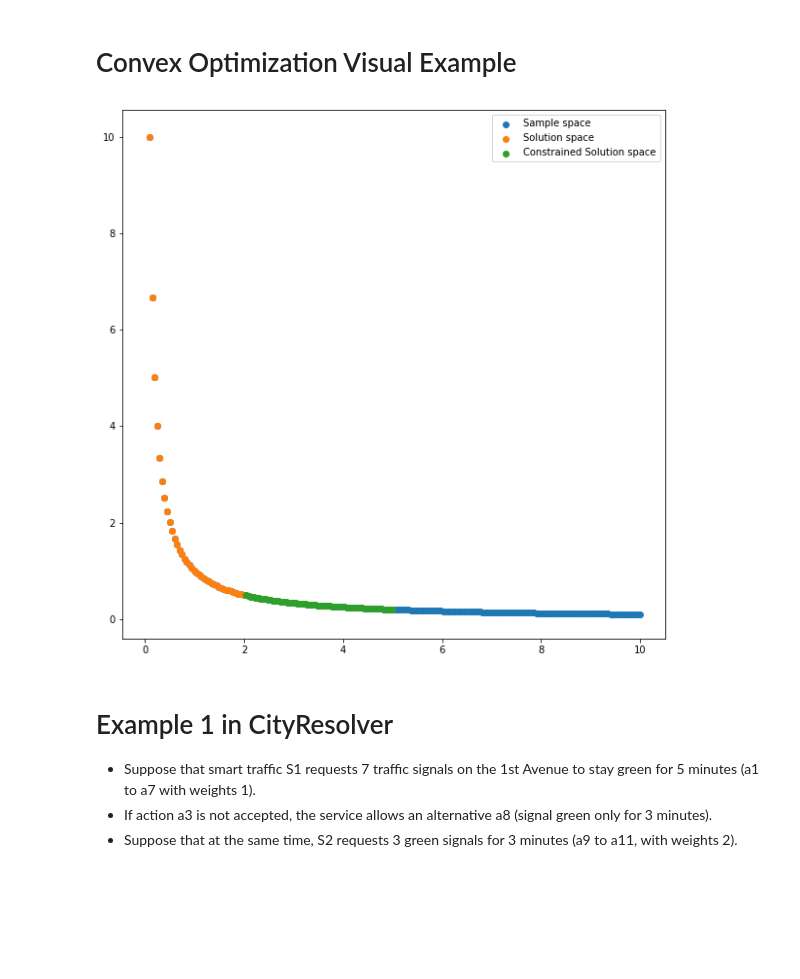
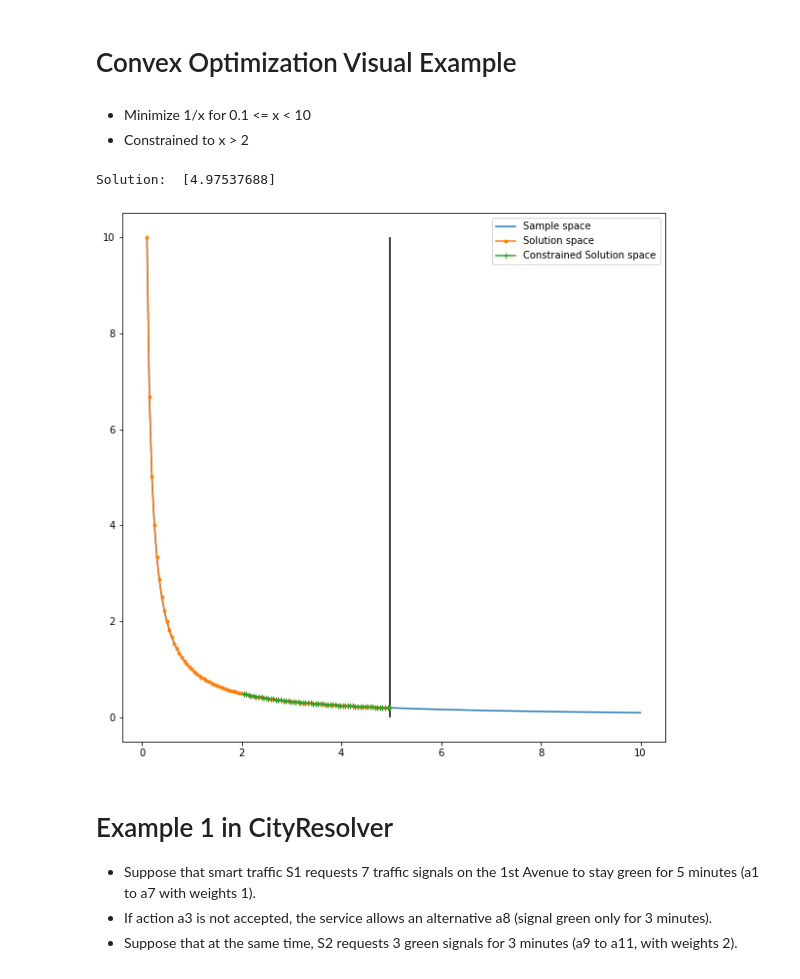
Before and after one commit to himanshugoel2797/CityResolver-CvxPy-Demo, a Jupyter notebook: Demo.ipynb, the cells around one changed output. Cells and saved outputs as stored; diff of their text form; code cells hidden in the pictures; blank space fills up the shorter version.

```diff
--- a/Demo.ipynb
+++ b/Demo.ipynb
@@ -25,27 +25,34 @@ import numpy as np
 import matplotlib.pyplot as plt
 # %% [markdown]
 # Convex Optimization Visual Example
+# %% [markdown]
+- Minimize 1/x for 0.1 <= x < 10
+- Constrained to x > 2
 # %%
 ax = np.linspace(0.1, 10, 200)
 
 cost_space = 1/ax
 
 cost_slns = np.argwhere(cost_space > 0.2)
 ax_slns = ax[cost_slns]
 ay_slns = cost_space[cost_slns]
 
 c0_slns = np.argwhere((ax > 2) & (1/ax > 0.2))
 ax_c0 = ax[c0_slns]
 ay_c0 = cost_space[c0_slns]
 
+print ("Solution: ", ax_c0[np.argmin(ay_c0)])
+
 plt.figure(figsize = (10, 10))
-plt.scatter(ax, cost_space, label = 'Sample space')
-plt.scatter(ax_slns, ay_slns, label = 'Solution space')
-plt.scatter(ax_c0, ay_c0, label = 'Constrained Solution space')
+plt.plot(ax, cost_space, label = 'Sample space')
+plt.plot(ax_slns, ay_slns, label = 'Solution space', marker = '.')
+plt.plot(ax_c0, ay_c0, label = 'Constrained Solution space', marker = '+')
+plt.vlines(ax_c0[np.argmin(ay_c0)], 0, 10)
 plt.legend()
 plt.show()
 # %% [output]
+Solution:  [4.97537688]
-[figure, old version]
+[figure, new version]
 # %% [markdown]
 # Example 1 in CityResolver
 
```
